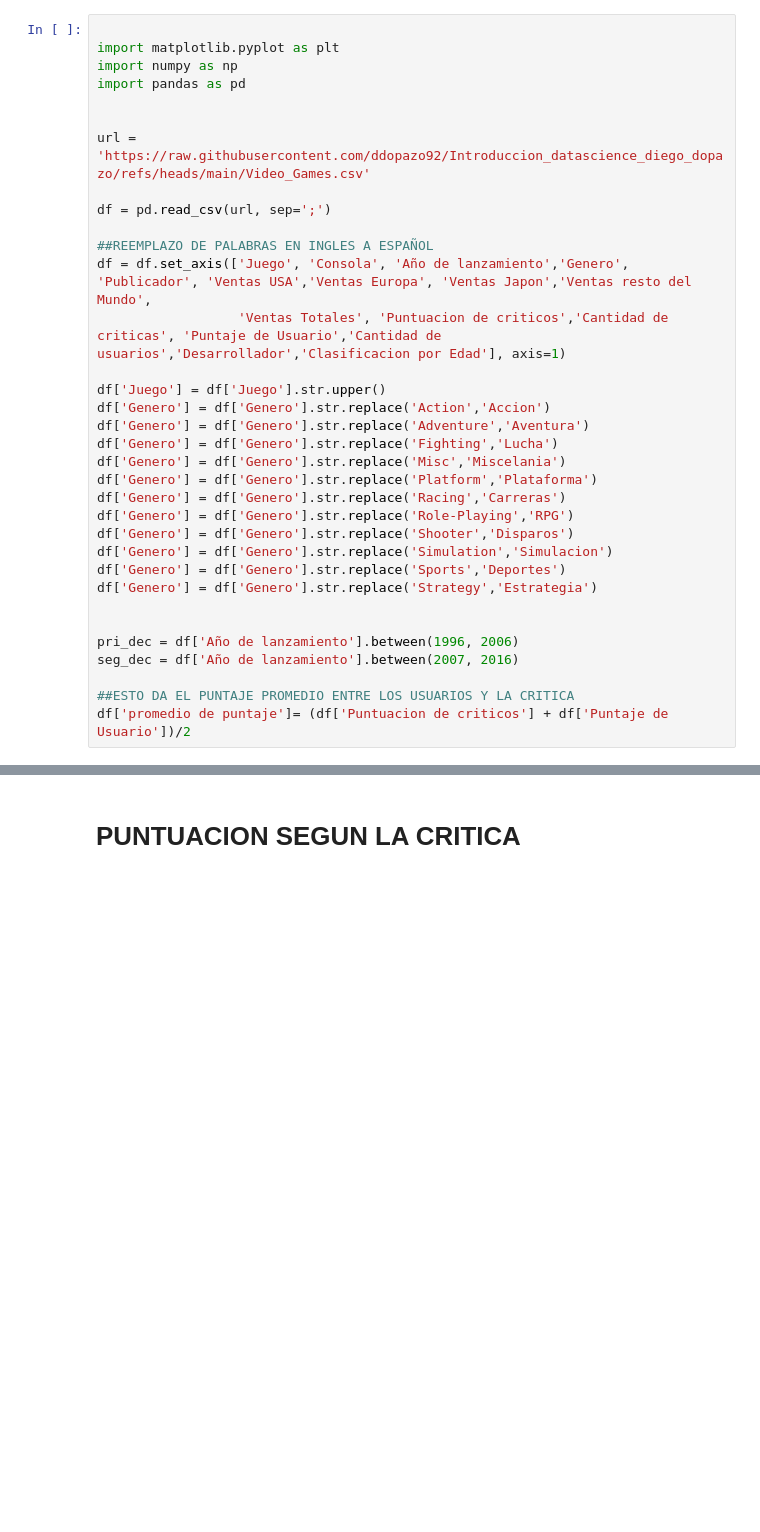
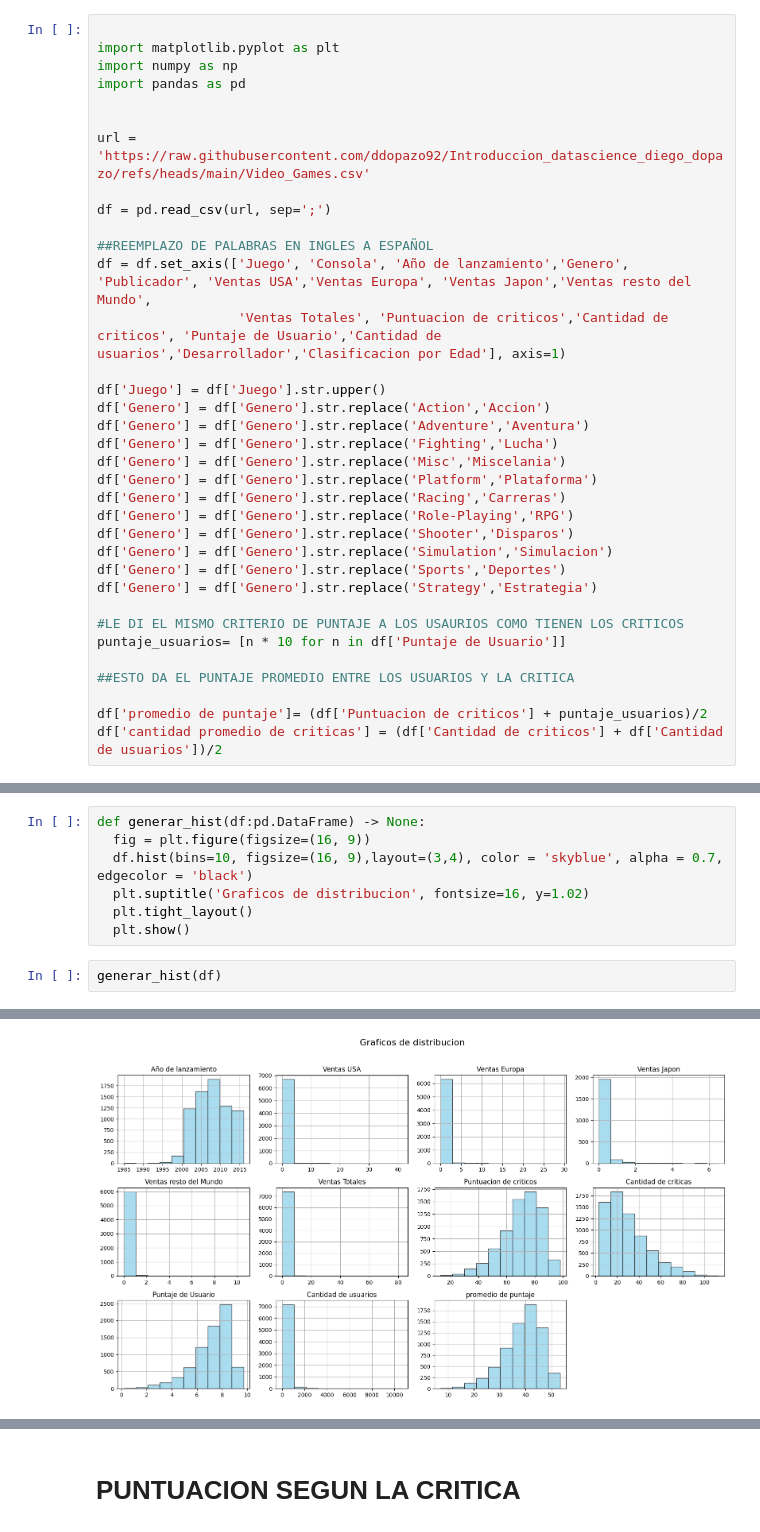
Before and after one commit to ddopazo92/Introduccion_datascience_diego_dopazo, a Jupyter notebook: Primer entrega.ipynb, the cells around one changed output, grey strips where cells are left out. Drawn from its saved outputs; the diff is of its cells as text; blank space fills up the shorter version.

```diff
--- a/Primer entrega.ipynb
+++ b/Primer entrega.ipynb
@@ -13,7 +13,7 @@ df = pd.read_csv(url, sep=';')
 
 ##REEMPLAZO DE PALABRAS EN INGLES A ESPAÑOL
 df = df.set_axis(['Juego', 'Consola', 'Año de lanzamiento','Genero', 'Publicador', 'Ventas USA','Ventas Europa', 'Ventas Japon','Ventas resto del Mundo',
-                  'Ventas Totales', 'Puntuacion de criticos','Cantidad de criticas', 'Puntaje de Usuario','Cantidad de usuarios','Desarrollador','Clasificacion por Edad'], axis=1)
+                  'Ventas Totales', 'Puntuacion de criticos','Cantidad de criticos', 'Puntaje de Usuario','Cantidad de usuarios','Desarrollador','Clasificacion por Edad'], axis=1)
 
 df['Juego'] = df['Juego'].str.upper()
 df['Genero'] = df['Genero'].str.replace('Action','Accion')
@@ -28,9 +28,10 @@ df['Genero'] = df['Genero'].str.replace('Simulation','Simulacion')
 df['Genero'] = df['Genero'].str.replace('Sports','Deportes')
 df['Genero'] = df['Genero'].str.replace('Strategy','Estrategia')
 
-
-pri_dec = df['Año de lanzamiento'].between(1996, 2006)
-seg_dec = df['Año de lanzamiento'].between(2007, 2016)
+#LE DI EL MISMO CRITERIO DE PUNTAJE A LOS USAURIOS COMO TIENEN LOS CRITICOS
+puntaje_usuarios= [n * 10 for n in df['Puntaje de Usuario']]
 
 ##ESTO DA EL PUNTAJE PROMEDIO ENTRE LOS USUARIOS Y LA CRITICA
-df['promedio de puntaje']= (df['Puntuacion de criticos'] + df['Puntaje de Usuario'])/2
+
+df['promedio de puntaje']= (df['Puntuacion de criticos'] + puntaje_usuarios)/2
+df['cantidad promedio de criticas'] = (df['Cantidad de criticos'] + df['Cantidad de usuarios'])/2
@@ -36,0 +52,10 @@ df['promedio de puntaje']= (df['Puntuacion de criticos'] + df['Puntaje de Usuari
+# %%
+def generar_hist(df:pd.DataFrame) -> None:
+  fig = plt.figure(figsize=(16, 9))
+  df.hist(bins=10, figsize=(16, 9),layout=(3,4), color = 'skyblue', alpha = 0.7, edgecolor = 'black')
+  plt.suptitle('Graficos de distribucion', fontsize=16, y=1.02)
+  plt.tight_layout()
+  plt.show()
+# %%
+generar_hist(df)
+# %% [output]
@@ -36,0 +63 @@ df['promedio de puntaje']= (df['Puntuacion de criticos'] + df['Puntaje de Usuari
+[figure, added]
```
Also changed, not shown: parts of 26 cells of this notebook.
